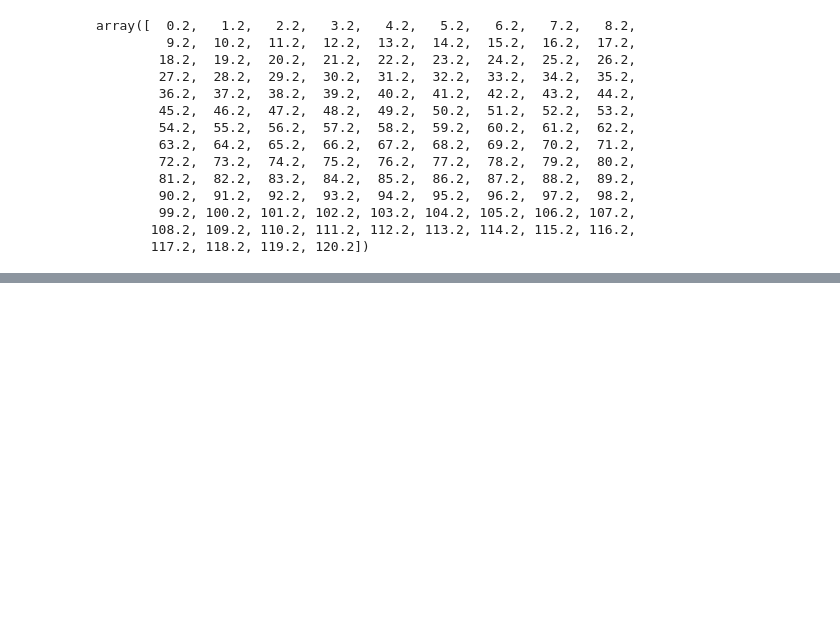
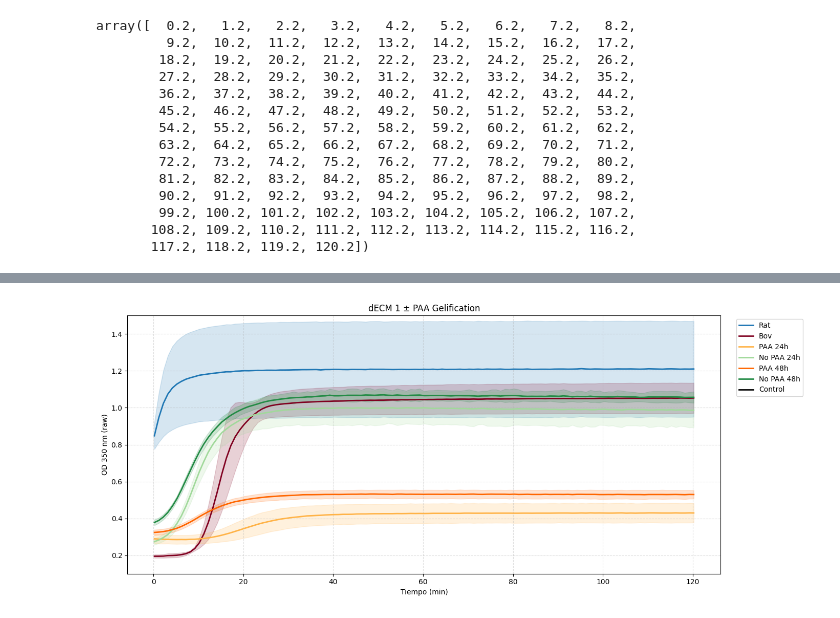
Before and after one commit to Bertaalcolea/Collagen_studies, a Jupyter notebook: dECM1.ipynb, the cells around one changed output, grey strips where cells are left out. Drawn from its saved outputs; the diff is of its cells as text; code cells hidden in the pictures; blank space fills up the shorter version.

```diff
--- a/dECM1.ipynb
+++ b/dECM1.ipynb
@@ -192,3 +258,54 @@ plt.show()
+# %%
+colores_simple = {
+    # Rat / Bov
+    "Rat": "#1f77b4",       # azul
+    "Bov": "#800020",       # granate
+
+    # PAA (naranja visible)
+    "PAA 24h": "#ffb347",   # naranja claro (no beige)
+    "PAA 48h": "#ff6600",   # naranja fuerte
+
+    # No PAA (verde)
+    "No PAA 24h": "#a1d99b",  # verde claro
+    "No PAA 48h": "#238b45",  # verde fuerte
+
+    # Control
+    "Control": "black"
+}
+# %%
+plt.figure(figsize=(14,6))
+
+for cond in orden_leyenda_simple:
+    dfc = summary_ph7[summary_ph7["cond_simple"] == cond]
+    if dfc.empty:
+        continue
+
+    plt.plot(
+        dfc["time_min"],
+        dfc["OD_mean"],
+        color=colores_simple[cond],
+        label=cond,
+        linewidth=2
+    )
+    plt.fill_between(
+        dfc["time_min"],
+        dfc["OD_mean"] - dfc["OD_sd"],
+        dfc["OD_mean"] + dfc["OD_sd"],
+        color=colores_simple[cond],
+        alpha=0.18
+    )
+
+plt.title("dECM 1 ± PAA Gelification")
+plt.xlabel("Tiempo (min)")
+plt.ylabel("OD 350 nm (raw)")
+plt.ylim(0.1, 1.5)
+plt.grid(True, linestyle="--", alpha=0.4)
+
+plt.legend(bbox_to_anchor=(1.02, 1), loc='upper left')
+plt.tight_layout()
+plt.show()
+# %% [output]
+[figure, added]
 # %%
 # --- Normalización por pozo ---
 
```
Also changed, not shown: parts of 12 cells of this notebook.
